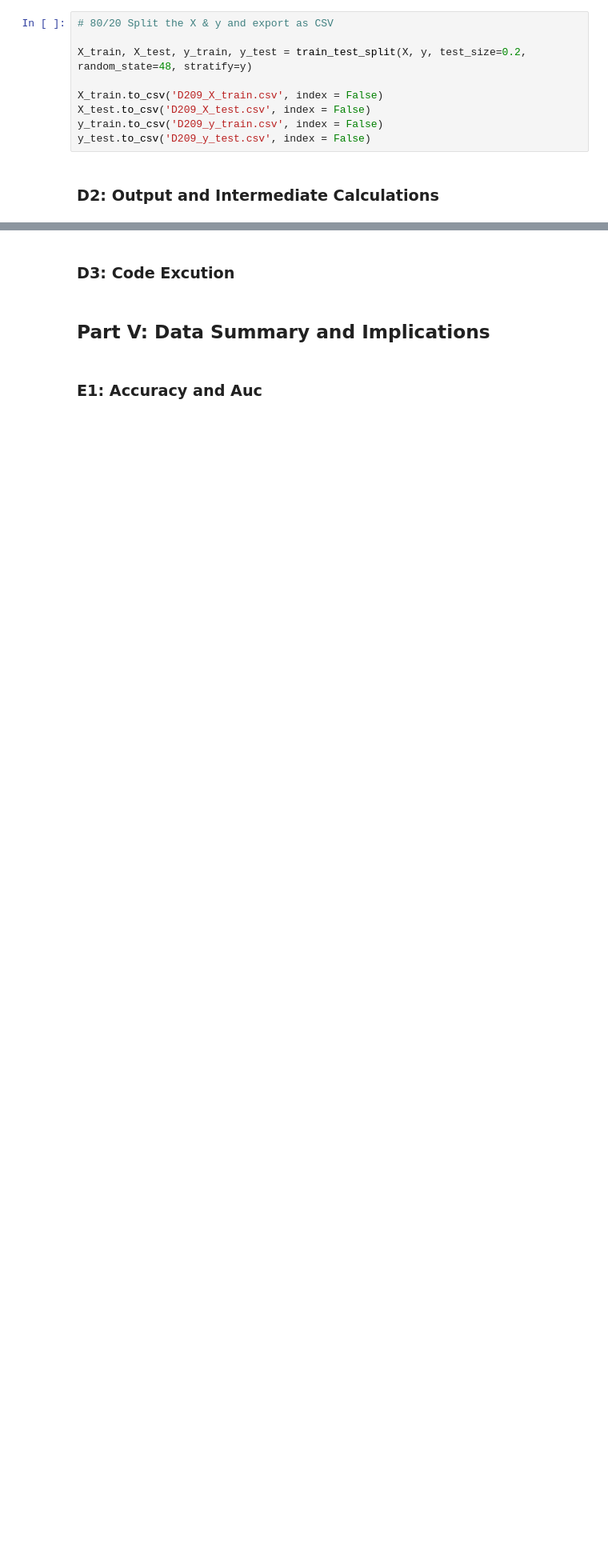
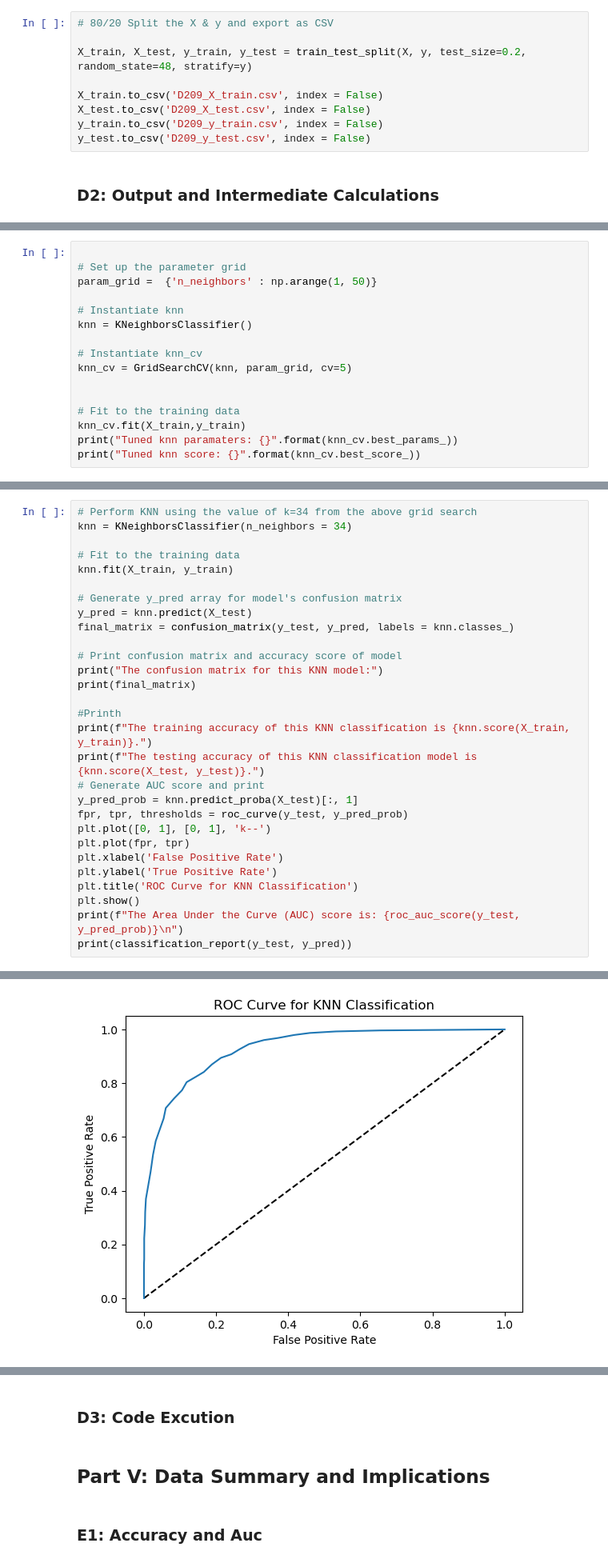
Before and after one commit to JosmarAdames/IEXTelework, a Jupyter notebook: WGU/D209_T1.ipynb, the cells around one changed output, grey strips where cells are left out. Shown at 80% size. Drawn from its saved outputs; the diff is of its cells as text; blank space fills up the shorter version.

```diff
--- a/WGU/D209_T1.ipynb
+++ b/WGU/D209_T1.ipynb
@@ -682,0 +693,16 @@ y_test.to_csv('D209_y_test.csv', index = False)
+# %%
+
+# Set up the parameter grid
+param_grid =  {'n_neighbors' : np.arange(1, 50)}
+
+# Instantiate knn
+knn = KNeighborsClassifier()
+
+# Instantiate knn_cv
+knn_cv = GridSearchCV(knn, param_grid, cv=5)
+
+
+# Fit to the training data
+knn_cv.fit(X_train,y_train)
+print("Tuned knn paramaters: {}".format(knn_cv.best_params_))
+print("Tuned knn score: {}".format(knn_cv.best_score_))
@@ -682,0 +712,30 @@ y_test.to_csv('D209_y_test.csv', index = False)
+# %%
+# Perform KNN using the value of k=34 from the above grid search
+knn = KNeighborsClassifier(n_neighbors = 34)
+
+# Fit to the training data
+knn.fit(X_train, y_train)
+
+# Generate y_pred array for model's confusion matrix
+y_pred = knn.predict(X_test)
+final_matrix = confusion_matrix(y_test, y_pred, labels = knn.classes_)
+
+# Print confusion matrix and accuracy score of model
+print("The confusion matrix for this KNN model:")
+print(final_matrix)
+
+#Printh
+print(f"The training accuracy of this KNN classification is {knn.score(X_train, y_train)}.")
+print(f"The testing accuracy of this KNN classification model is {knn.score(X_test, y_test)}.")
+# Generate AUC score and print
+y_pred_prob = knn.predict_proba(X_test)[:, 1]
+fpr, tpr, thresholds = roc_curve(y_test, y_pred_prob)
+plt.plot([0, 1], [0, 1], 'k--')
+plt.plot(fpr, tpr)
+plt.xlabel('False Positive Rate')
+plt.ylabel('True Positive Rate')
+plt.title('ROC Curve for KNN Classification')
+plt.show()
+print(f"The Area Under the Curve (AUC) score is: {roc_auc_score(y_test, y_pred_prob)}\n")
+print(classification_report(y_test, y_pred))
+# %% [output]
@@ -682,0 +747 @@ y_test.to_csv('D209_y_test.csv', index = False)
+[figure, added]
```
Also changed, not shown: parts of 8 cells of this notebook, 2 other files.
